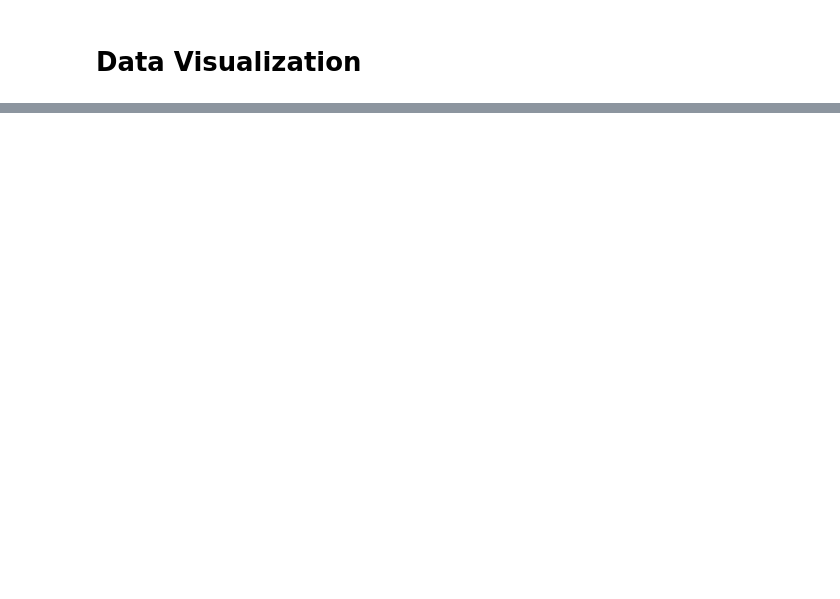
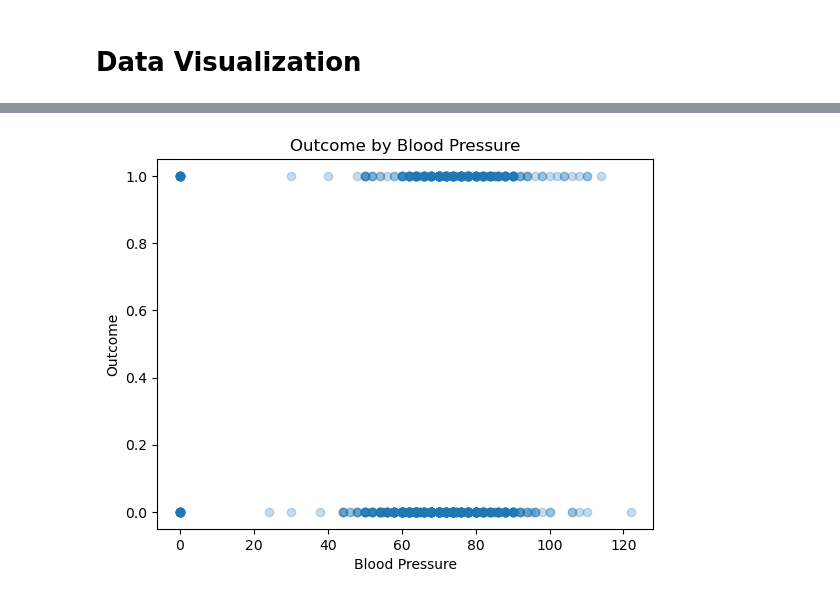
Before and after one commit to cmcghee152/Coolest-ML-Final, a Jupyter notebook: ML_Final2.ipynb, the cells around one changed output, grey strips where cells are left out. Cells and saved outputs as stored; diff of their text form; code cells hidden in the pictures; blank space fills up the shorter version.

```diff
--- a/ML_Final2.ipynb
+++ b/ML_Final2.ipynb
@@ -59,0 +102,9 @@ df.describe()
+# %%
+plt.scatter(df['BloodPressure'],df['Outcome'], alpha = 0.25)
+plt.title('Outcome by Blood Pressure')
+plt.xlabel('Blood Pressure')
+plt.ylabel('Outcome')
+
+plt.show()
+# %% [output]
+[figure, added]
```
Also changed, not shown: parts of 5 cells of this notebook.
